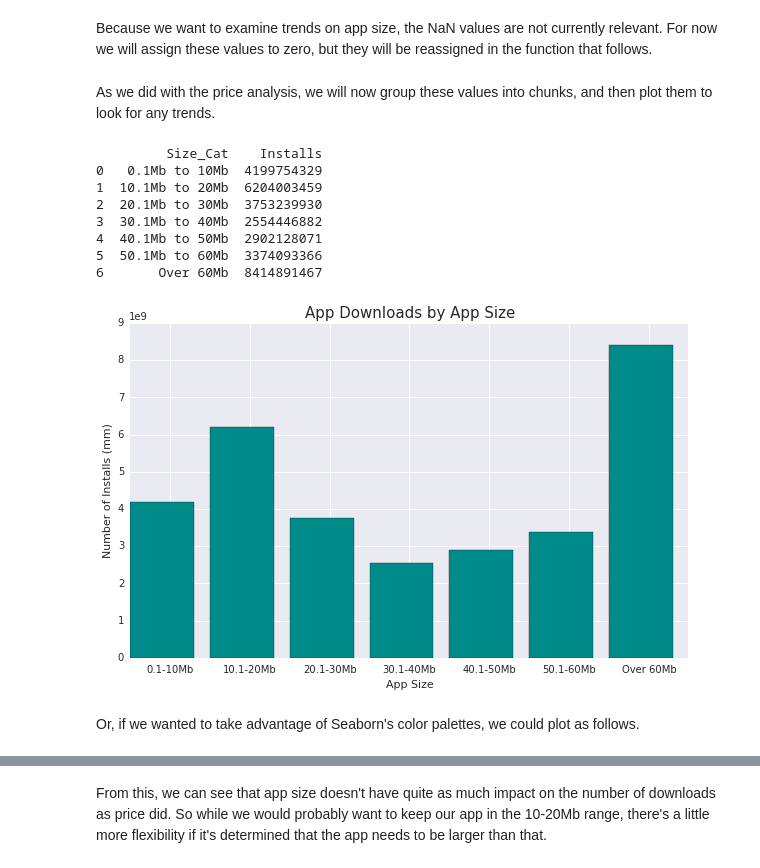
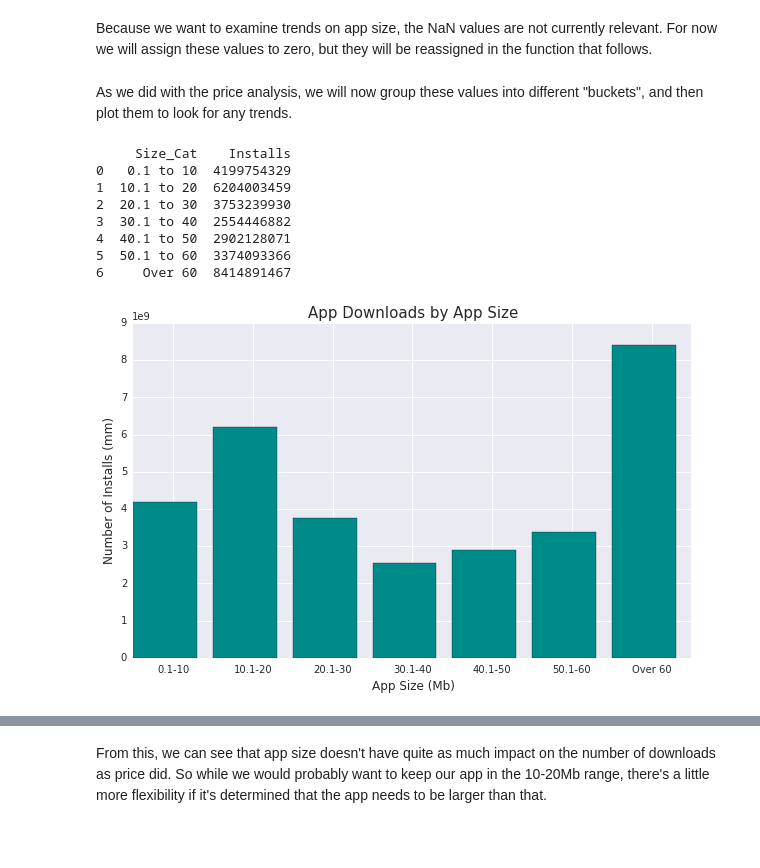
Before and after one commit to SUstian/Google_Play_Store_Data, a Jupyter notebook: Google Play Store App Data - Analysis.ipynb, the cells around one changed output, grey strips where cells are left out. Drawn from its saved outputs; the diff is of its cells as text; code cells hidden in the pictures; blank space fills up the shorter version.

```diff
--- a/Google Play Store App Data - Analysis.ipynb
+++ b/Google Play Store App Data - Analysis.ipynb
@@ -291,8 +256,0 @@ We could also plot this using Seaborn, if we wanted to utilize its color palette
-# %%
-sns.set_palette('bright')
-sns.barplot(data=installs_by_price, x='Price_Cat', y='Installs', estimator=sum)
-ax = plt.subplot()
-ax.set_xticklabels(labels)
-plt.xlabel('Price Range')
-plt.ylabel('Number of Installs (mm)')
-plt.title('App Downloads by Price Range');
@@ -377,5 +333,5 @@ df['Size_Mb'].fillna(0, inplace=True)
 # %% [markdown]
-As we did with the price analysis, we will now group these values into chunks, and then plot them to look for any trends.
+As we did with the price analysis, we will now group these values into different "buckets", and then plot them to look for any trends.
 # %%
 def add_size_cat(row):
     if row["Size_Mb"] == 0:
@@ -403,36 +359,33 @@ installs_by_size = pd.read_sql('SELECT Size_Cat, SUM(Installs) as Installs \
             FROM appdata \
             WHERE Size_Cat != "Varies" \
             GROUP BY 1 \
-            ORDER BY 1 \
-            LIMIT 10', conn)
+            ORDER BY 1', conn)
 
 print installs_by_size
 # %% [output]
-         Size_Cat    Installs
-0   0.1Mb to 10Mb  4199754329
-1  10.1Mb to 20Mb  6204003459
-2  20.1Mb to 30Mb  3753239930
-3  30.1Mb to 40Mb  2554446882
-4  40.1Mb to 50Mb  2902128071
-5  50.1Mb to 60Mb  3374093366
-6       Over 60Mb  8414891467
+     Size_Cat    Installs
+0   0.1 to 10  4199754329
+1  10.1 to 20  6204003459
+2  20.1 to 30  3753239930
+3  30.1 to 40  2554446882
+4  40.1 to 50  2902128071
+5  50.1 to 60  3374093366
+6     Over 60  8414891467
 # %%
-labels = ['0.1-10Mb', '10.1-20Mb', '20.1-30Mb', '30.1-40Mb','40.1-50Mb', '50.1-60Mb', 'Over 60Mb']
+labels = ['0.1-10', '10.1-20', '20.1-30', '30.1-40','40.1-50', '50.1-60', 'Over 60']
 x = range(len(labels))
 y = installs_by_size['Installs']
 
 plt.figure(figsize=(10, 6))
 ax = plt.subplot()
 plt.bar(x, y, color='darkcyan')
 
 ax.set_xticks(range(len(labels)))
 ax.set_xticks([float(n)+0.5 for n in ax.get_xticks()])
 ax.set_xticklabels(labels)
 
-plt.xlabel('App Size')
-plt.ylabel('Number of Installs (mm)')
+plt.xlabel('App Size (Mb)', fontdict = {'fontsize' : 12})
+plt.ylabel('Number of Installs (mm)', fontdict = {'fontsize' : 12})
 plt.title('App Downloads by App Size', fontdict = {'fontsize' : 15});
 # %% [output]
-[figure, old version]
+[figure, new version]
-# %% [markdown]
-Or, if we wanted to take advantage of Seaborn's color palettes, we could plot as follows.
```
Also changed, not shown: parts of 44 cells of this notebook.
